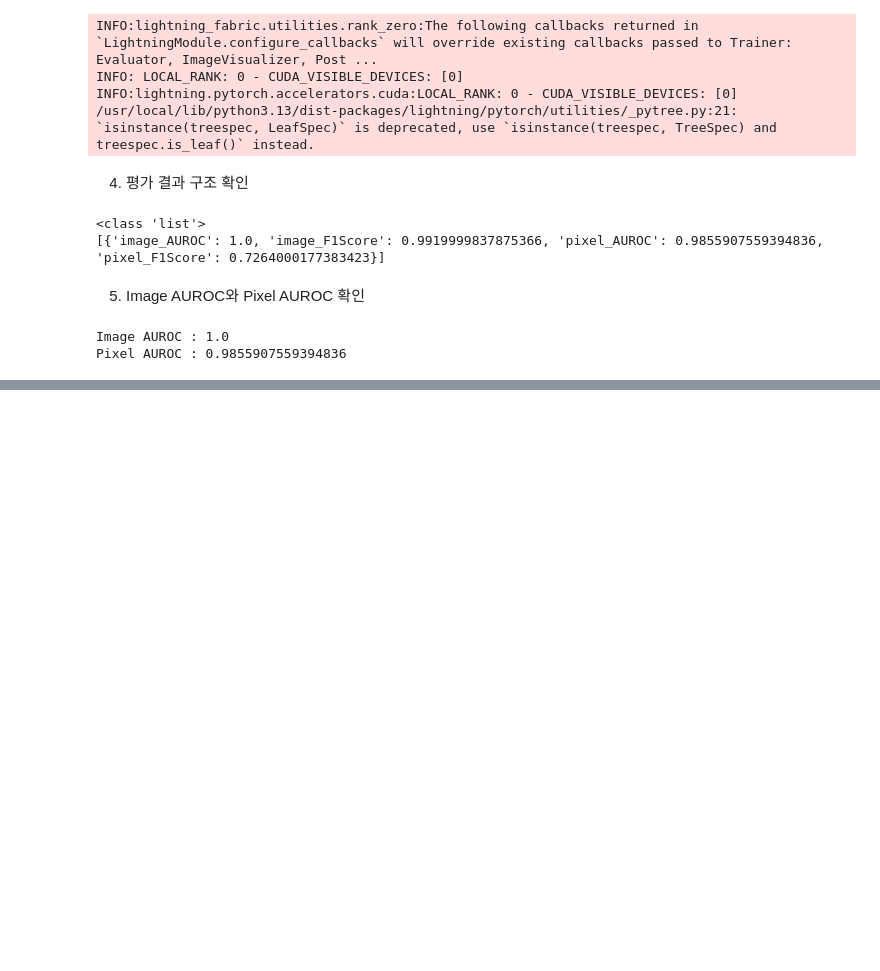
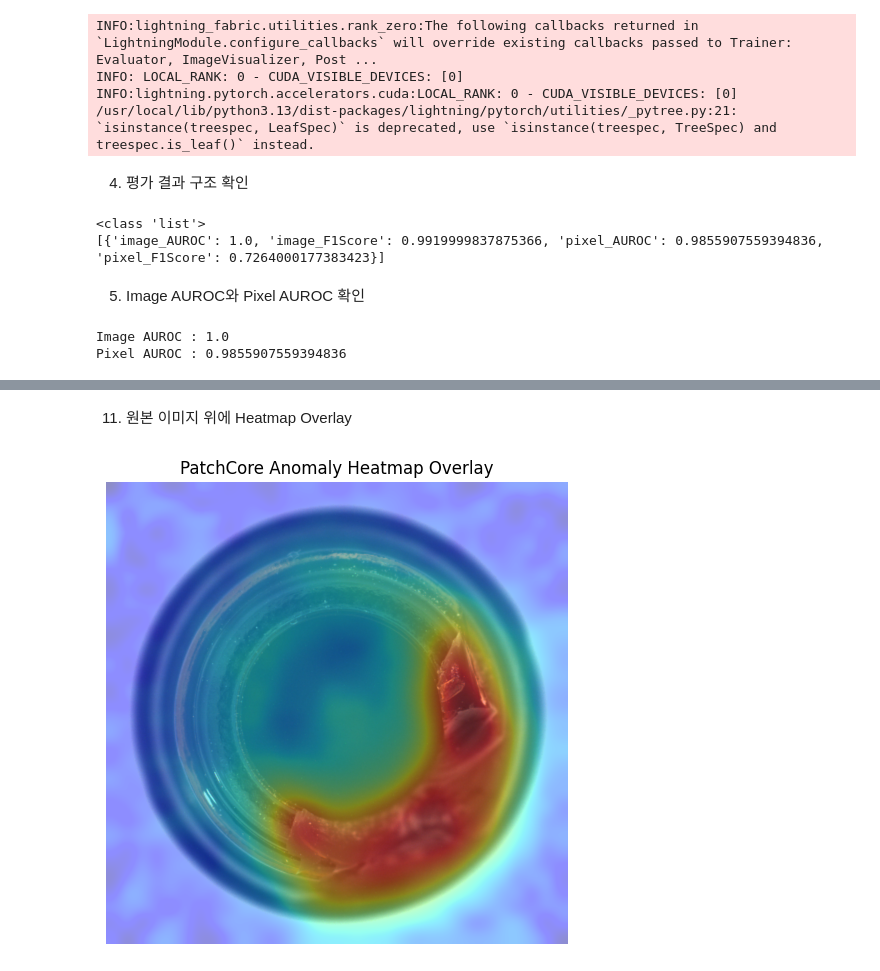
Before and after one commit to minwoo1119/edge-anomaly-detection, a Jupyter notebook: notebooks/mvtec_exploration.ipynb, the cells around one changed output, grey strips where cells are left out. Cells and saved outputs as stored; diff of their text form; code cells hidden in the pictures; blank space fills up the shorter version.

```diff
--- a/notebooks/mvtec_exploration.ipynb
+++ b/notebooks/mvtec_exploration.ipynb
@@ -355,0 +496,23 @@ Pixel AUROC : 0.9855907559394836
+# %%
+heatmap_normalized = (
+    (heatmap_resized - heatmap_resized.min())
+    / (heatmap_resized.max() - heatmap_resized.min() + 1e-8)
+)
+# %% [markdown]
+11. 원본 이미지 위에 Heatmap Overlay
+# %%
+plt.figure(figsize=(6, 6))
+
+plt.imshow(original_image)
+plt.imshow(
+    heatmap_normalized,
+    cmap="jet",
+    alpha=0.45,
+)
+
+plt.title("PatchCore Anomaly Heatmap Overlay")
+plt.axis("off")
+
+plt.show()
+# %% [output]
+[figure, added]
```
Also changed, not shown: parts of 23 cells of this notebook.
